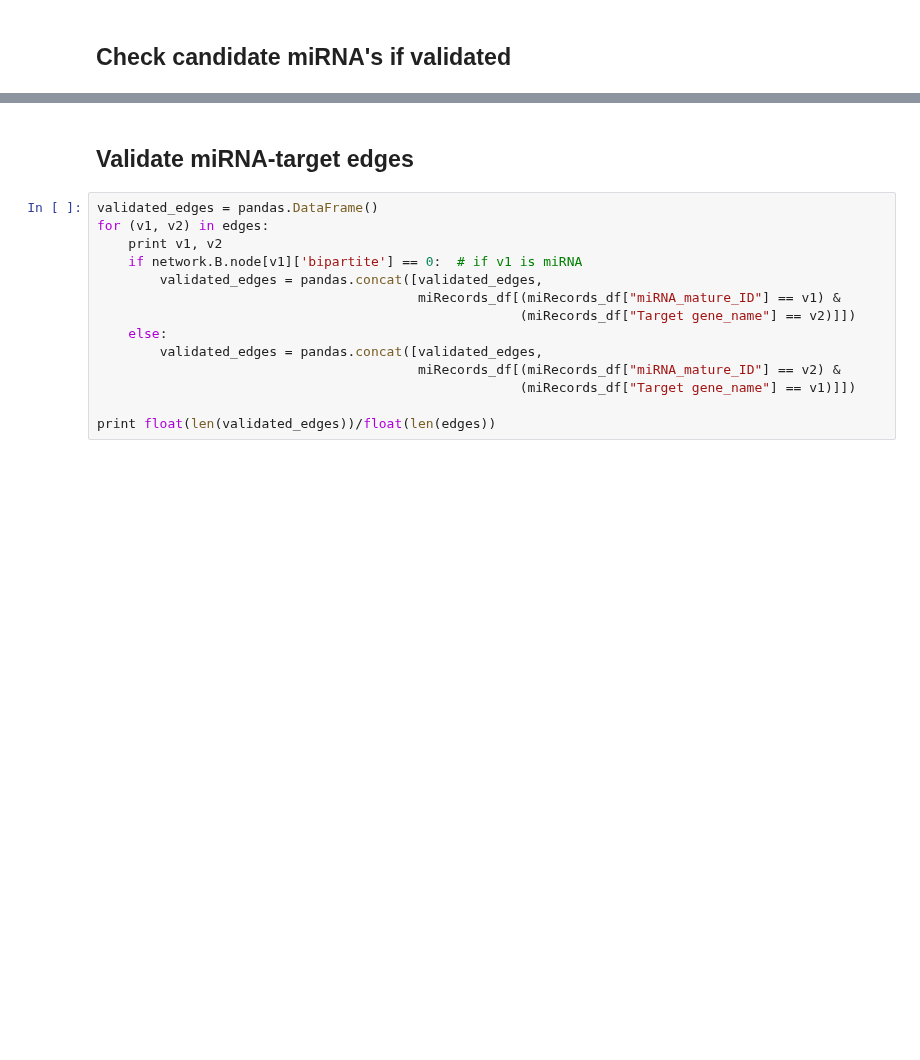
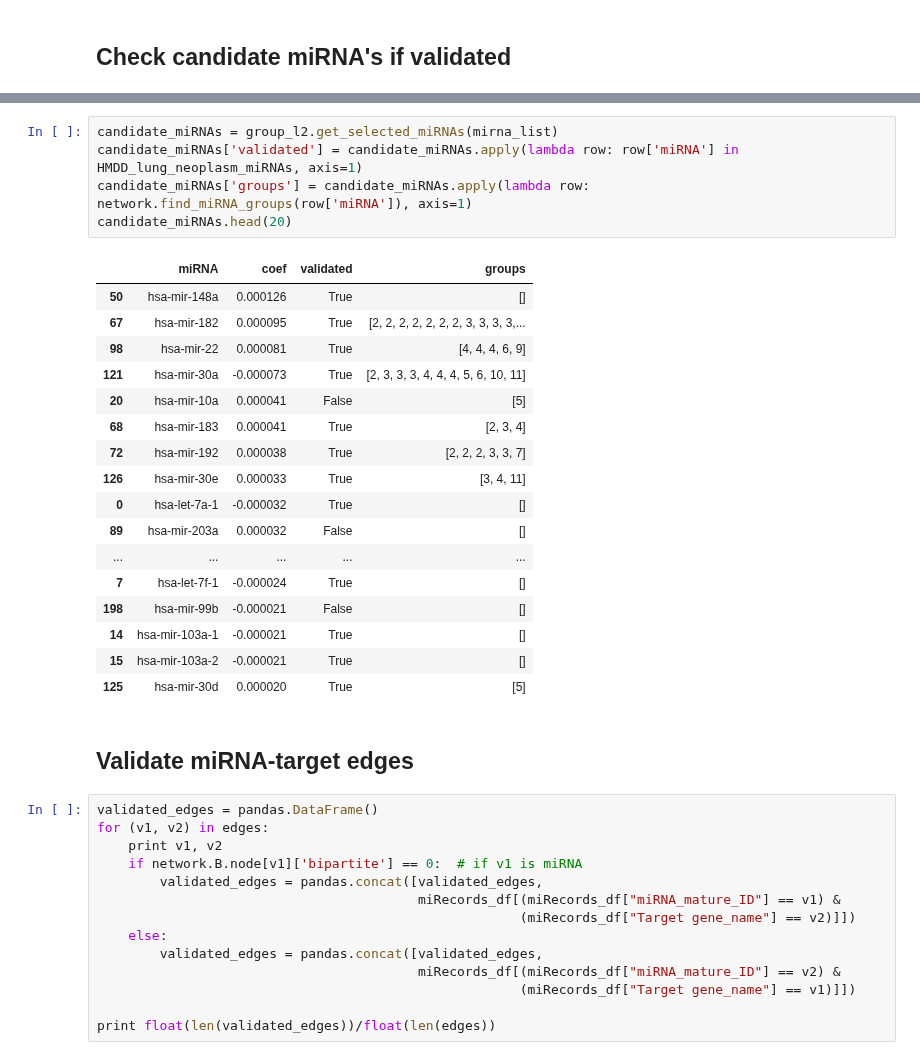
Before and after one commit to JonnyTran/microRNA-Lung-Cancer-Associations, a Jupyter notebook: notebooks/miRNA-gene_exp.ipynb, the cells around one changed output, grey strips where cells are left out. Cells and saved outputs as stored; diff of their text form; blank space fills up the shorter version.

```diff
--- a/notebooks/miRNA-gene_exp.ipynb
+++ b/notebooks/miRNA-gene_exp.ipynb
@@ -467,3 +487,26 @@ candidate_miRNAs.head(10)
+# %%
+candidate_miRNAs = group_l2.get_selected_miRNAs(mirna_list)
+candidate_miRNAs['validated'] = candidate_miRNAs.apply(lambda row: row['miRNA'] in HMDD_lung_neoplasm_miRNAs, axis=1)
+candidate_miRNAs['groups'] = candidate_miRNAs.apply(lambda row: network.find_miRNA_groups(row['miRNA']), axis=1)
+candidate_miRNAs.head(20)
+# %% [output]
+|  | miRNA | coef | validated | groups |
+| 50 | hsa-mir-148a | 0.000126 | True | [] |
+| 67 | hsa-mir-182 | 0.000095 | True | [2, 2, 2, 2, 2, 2, 2, 3, 3, 3, 3,... |
+| 98 | hsa-mir-22 | 0.000081 | True | [4, 4, 4, 6, 9] |
+| 121 | hsa-mir-30a | -0.000073 | True | [2, 3, 3, 3, 4, 4, 4, 5, 6, 10, 11] |
+| 20 | hsa-mir-10a | 0.000041 | False | [5] |
+| 68 | hsa-mir-183 | 0.000041 | True | [2, 3, 4] |
+| 72 | hsa-mir-192 | 0.000038 | True | [2, 2, 2, 3, 3, 7] |
+| 126 | hsa-mir-30e | 0.000033 | True | [3, 4, 11] |
+| 0 | hsa-let-7a-1 | -0.000032 | True | [] |
+| 89 | hsa-mir-203a | 0.000032 | False | [] |
+| ... | ... | ... | ... | ... |
+| 7 | hsa-let-7f-1 | -0.000024 | True | [] |
+| 198 | hsa-mir-99b | -0.000021 | False | [] |
+| 14 | hsa-mir-103a-1 | -0.000021 | True | [] |
+| 15 | hsa-mir-103a-2 | -0.000021 | True | [] |
+| 125 | hsa-mir-30d | 0.000020 | True | [5] |
 # %% [markdown]
 ## Validate miRNA-target edges
 # %%
```
Also changed, not shown: parts of 8 cells of this notebook, 2 other files.
